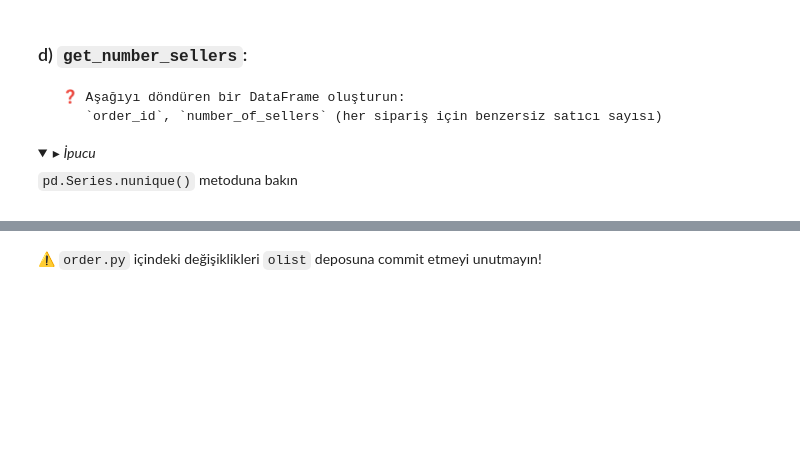
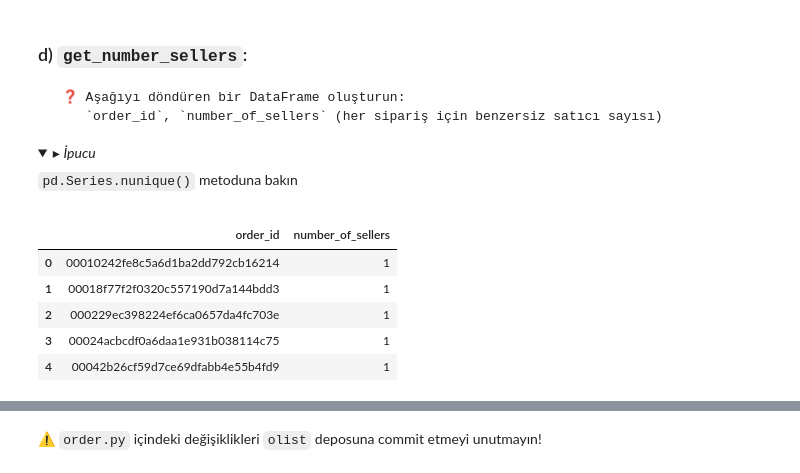
Before and after one commit to buseozgur/data-orders, a Jupyter notebook: orders.ipynb, the cells around one changed output, grey strips where cells are left out. Drawn from its saved outputs; the diff is of its cells as text; code cells hidden in the pictures; folded sections open; blank space fills up the shorter version.

Commit message:
notebook(order): build and test review and number_of_sellers features

```diff
--- a/orders.ipynb
+++ b/orders.ipynb
@@ -381,3 +379,17 @@ git push origin master
+# %%
+# Create number_seller DataFrame
+order_items = data["order_items"].copy()
+
+number_seller = order_items[["order_id","seller_id"]].copy()
+number_seller = (number_seller.groupby("order_id")["seller_id"].nunique().reset_index(name="number_of_sellers"))
+number_seller.head()
+# %% [output]
+|  | order_id | number_of_sellers |
+| 0 | 00010242fe8c5a6d1ba2dd792cb16214 | 1 |
+| 1 | 00018f77f2f0320c557190d7a144bdd3 | 1 |
+| 2 | 000229ec398224ef6ca0657da4fc703e | 1 |
+| 3 | 00024acbcdf0a6daa1e931b038114c75 | 1 |
+| 4 | 00042b26cf59d7ce69dfabb4e55b4fd9 | 1 |
 # %%
 from nbresult import ChallengeResult
 result = ChallengeResult('number_sellers',
```
Also changed, not shown: parts of 2 cells of this notebook.
